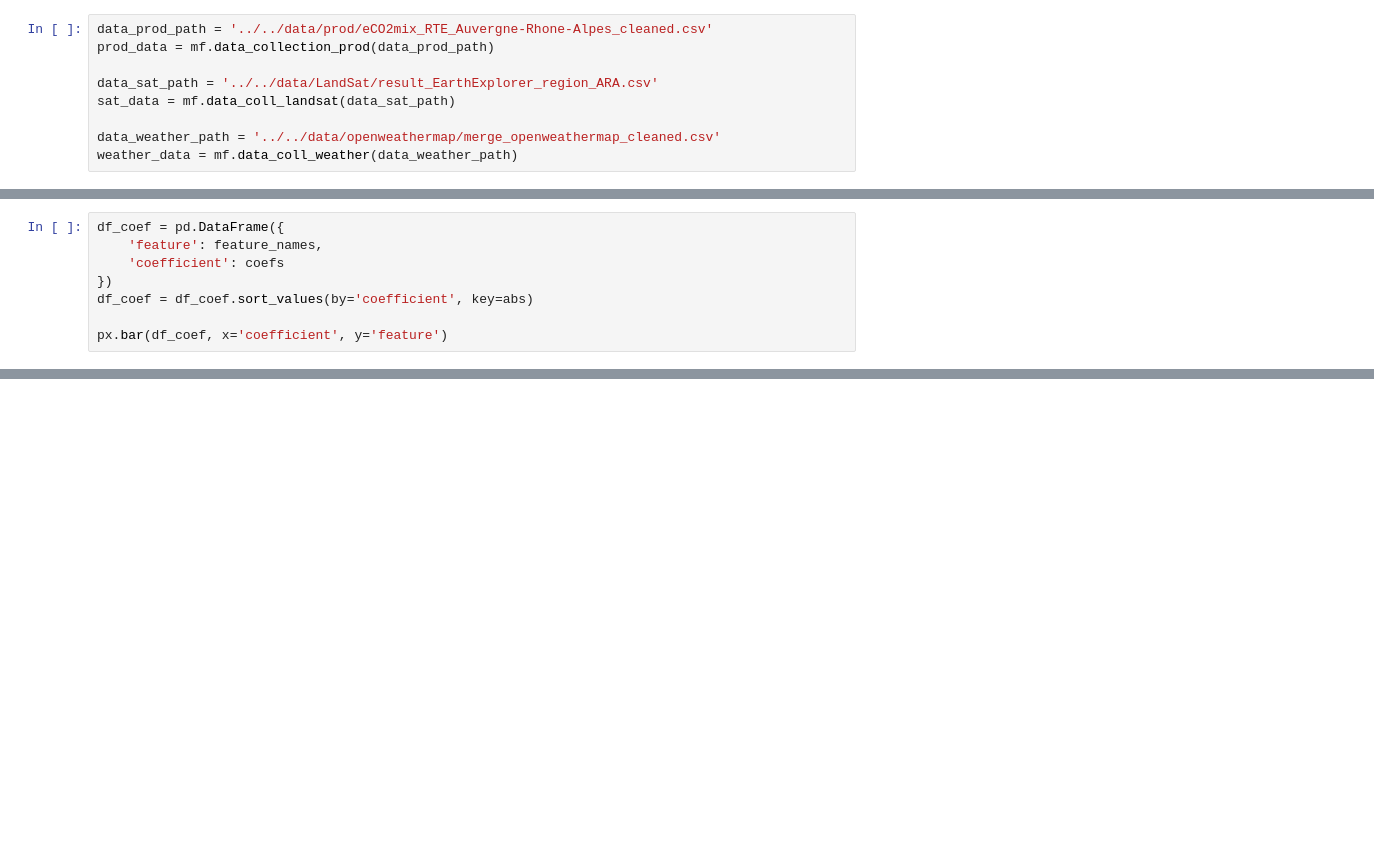
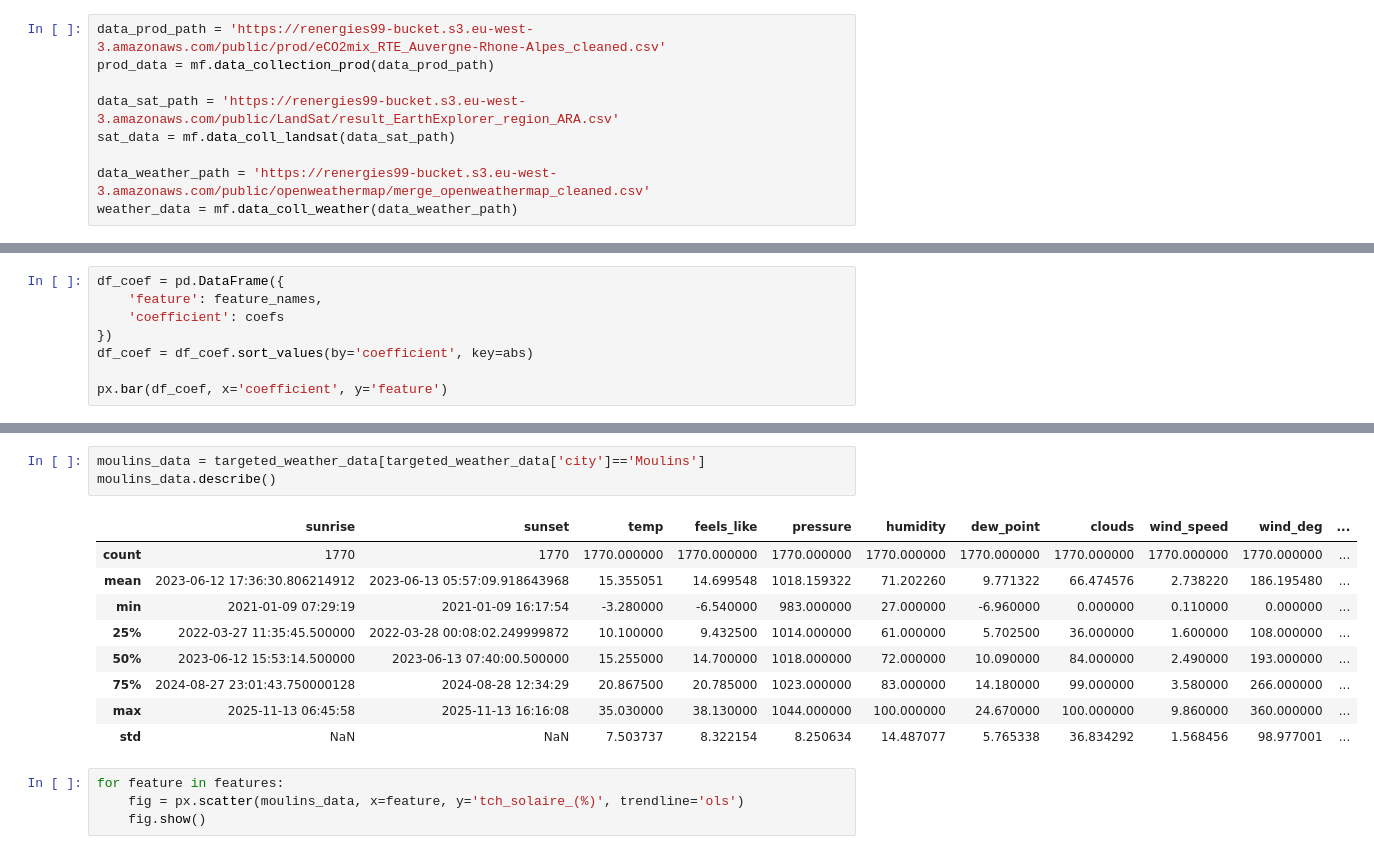
Before and after one commit to Sheikoh/REnergies_efficiency_prediction, a Jupyter notebook: code/02_Modeles/essais_sandrine.ipynb, the cells around one changed output, grey strips where cells are left out. Saved outputs shown, nothing was run; the diff lists cells and outputs as text; blank space fills up the shorter version.

```diff
--- a/code/02_Modeles/essais_sandrine.ipynb
+++ b/code/02_Modeles/essais_sandrine.ipynb
@@ -27,13 +27,13 @@ True
 # %% [markdown]
 # Collect Data
 # %%
-data_prod_path = '../../data/prod/eCO2mix_RTE_Auvergne-Rhone-Alpes_cleaned.csv'
+data_prod_path = 'https://renergies99-bucket.s3.eu-west-3.amazonaws.com/public/prod/eCO2mix_RTE_Auvergne-Rhone-Alpes_cleaned.csv'
 prod_data = mf.data_collection_prod(data_prod_path)
 
-data_sat_path = '../../data/LandSat/result_EarthExplorer_region_ARA.csv'
+data_sat_path = 'https://renergies99-bucket.s3.eu-west-3.amazonaws.com/public/LandSat/result_EarthExplorer_region_ARA.csv'
 sat_data = mf.data_coll_landsat(data_sat_path)
 
-data_weather_path = '../../data/openweathermap/merge_openweathermap_cleaned.csv'
+data_weather_path = 'https://renergies99-bucket.s3.eu-west-3.amazonaws.com/public/openweathermap/merge_openweathermap_cleaned.csv'
 weather_data = mf.data_coll_weather(data_weather_path)
 # %%
 targeted_sat_data = mf.add_target_column_sat(sat_data, prod_data)
@@ -184,0 +172,17 @@ targeted_weather_data.head()
+# %%
+moulins_data = targeted_weather_data[targeted_weather_data['city']=='Moulins']
+moulins_data.describe()
+# %% [output]
+|  | sunrise | sunset | temp | feels_like | pressure | humidity | dew_point | clouds | wind_speed | wind_deg | ... |
+| count | 1770 | 1770 | 1770.000000 | 1770.000000 | 1770.000000 | 1770.000000 | 1770.000000 | 1770.000000 | 1770.000000 | 1770.000000 | ... |
+| mean | 2023-06-12 17:36:30.806214912 | 2023-06-13 05:57:09.918643968 | 15.355051 | 14.699548 | 1018.159322 | 71.202260 | 9.771322 | 66.474576 | 2.738220 | 186.195480 | ... |
+| min | 2021-01-09 07:29:19 | 2021-01-09 16:17:54 | -3.280000 | -6.540000 | 983.000000 | 27.000000 | -6.960000 | 0.000000 | 0.110000 | 0.000000 | ... |
+| 25% | 2022-03-27 11:35:45.500000 | 2022-03-28 00:08:02.249999872 | 10.100000 | 9.432500 | 1014.000000 | 61.000000 | 5.702500 | 36.000000 | 1.600000 | 108.000000 | ... |
+| 50% | 2023-06-12 15:53:14.500000 | 2023-06-13 07:40:00.500000 | 15.255000 | 14.700000 | 1018.000000 | 72.000000 | 10.090000 | 84.000000 | 2.490000 | 193.000000 | ... |
+| 75% | 2024-08-27 23:01:43.750000128 | 2024-08-28 12:34:29 | 20.867500 | 20.785000 | 1023.000000 | 83.000000 | 14.180000 | 99.000000 | 3.580000 | 266.000000 | ... |
+| max | 2025-11-13 06:45:58 | 2025-11-13 16:16:08 | 35.030000 | 38.130000 | 1044.000000 | 100.000000 | 24.670000 | 100.000000 | 9.860000 | 360.000000 | ... |
+| std | NaN | NaN | 7.503737 | 8.322154 | 8.250634 | 14.487077 | 5.765338 | 36.834292 | 1.568456 | 98.977001 | ... |
+# %%
+for feature in features:
+    fig = px.scatter(moulins_data, x=feature, y='tch_solaire_(%)', trendline='ols')
+    fig.show()
```
Also changed, not shown: parts of 15 cells of this notebook, 3 other files.
